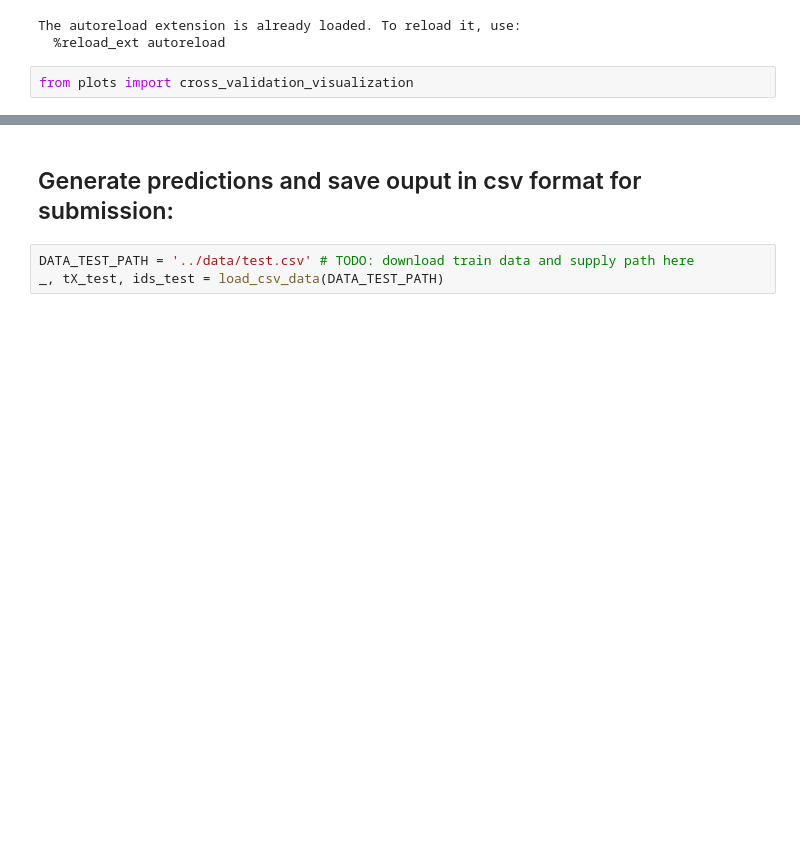
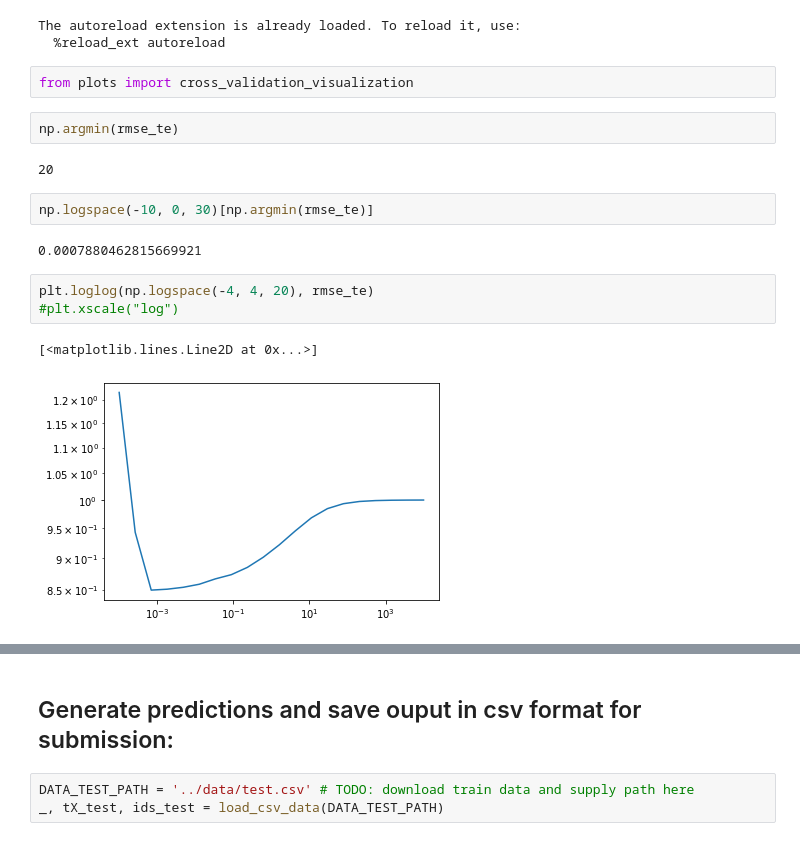
Before and after one commit to TimKircher/MLProject1, a Jupyter notebook: project1/scripts/project1.ipynb, the cells around one changed output, grey strips where cells are left out. Cells and saved outputs as stored; diff of their text form; blank space fills up the shorter version.

```diff
--- a/project1/scripts/project1.ipynb
+++ b/project1/scripts/project1.ipynb
@@ -265,4 +688,18 @@ The autoreload extension is already loaded. To reload it, use:
   %reload_ext autoreload
 # %%
 from plots import cross_validation_visualization
+# %%
+np.argmin(rmse_te)
+# %% [output]
+20
+# %%
+np.logspace(-10, 0, 30)[np.argmin(rmse_te)]
+# %% [output]
+0.0007880462815669921
+# %%
+plt.loglog(np.logspace(-4, 4, 20), rmse_te)
+#plt.xscale("log")
+# %% [output]
+[<matplotlib.lines.Line2D at 0x...>]
+[figure, added]
 # %%
```
Also changed, not shown: parts of 77 cells of this notebook, 4 other files.
